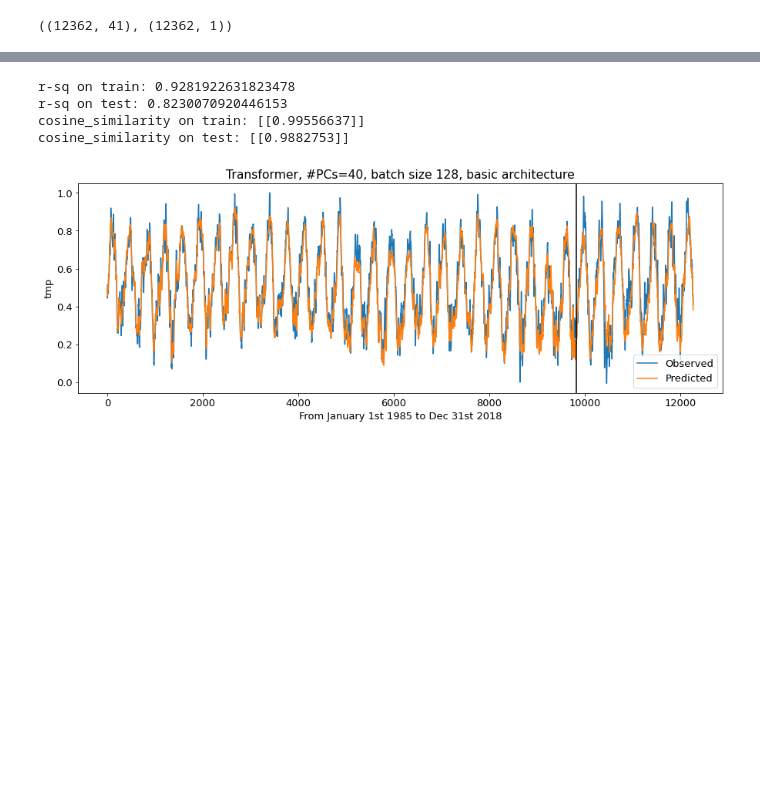
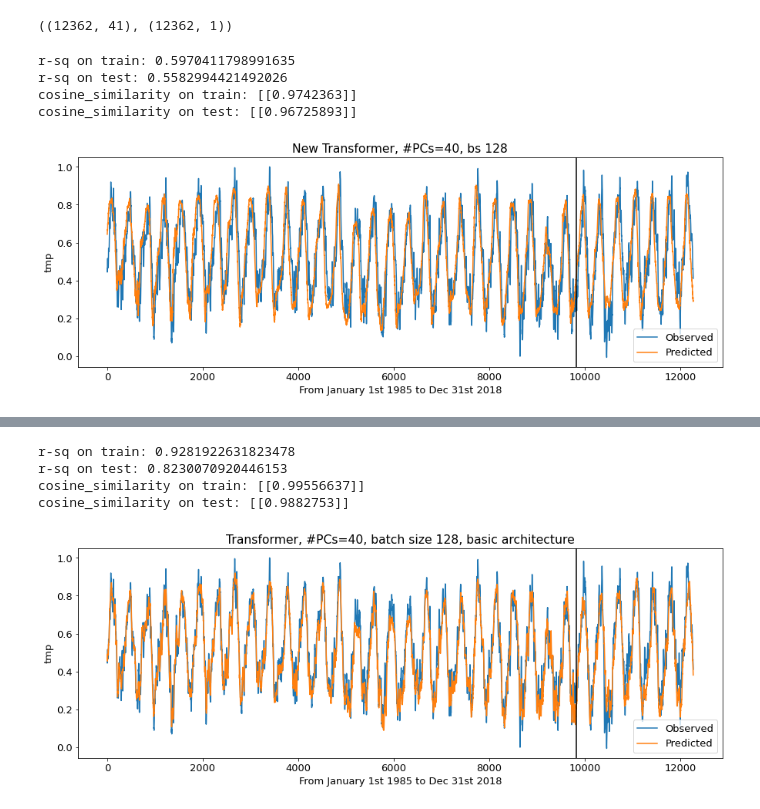
Before and after one commit to Willett-Group/transformer, a Jupyter notebook: tmp2m_forecasting_newtransformer.ipynb, the cells around one changed output, grey strips where cells are left out. Cells and saved outputs as stored; diff of their text form; code cells hidden in the pictures; blank space fills up the shorter version.

```diff
--- a/tmp2m_forecasting_newtransformer.ipynb
+++ b/tmp2m_forecasting_newtransformer.ipynb
@@ -338,3 +330,24 @@ target = 'tmp'
 train_test_total.shape, y_all.shape
 # %% [output]
 ((12362, 41), (12362, 1))
+# %%
+print('r-sq on train:', r2_score(y_all[train_window:-test_size], res[train_window:-test_size]))
+print('r-sq on test:', r2_score(y_all[-test_size:],  res[-test_size:]))
+print('cosine_similarity on train:', cosine_similarity(y_all[train_window:-test_size].reshape((1,-1)),
+                                                       res[train_window:-test_size].reshape((1,-1))))
+print('cosine_similarity on test:', cosine_similarity(y_all[-test_size:].reshape((1,-1)),
+                                                      res[-test_size:].reshape((1,-1))))
+plt.figure(figsize=(15,5))
+plt.plot(y_all[train_window:],label='Observed')
+plt.plot(res[train_window:],label='Predicted')
+plt.legend()
+plt.xlabel('From January 1st 1985 to Dec 31st 2018')
+plt.ylabel(target)
+plt.title('New Transformer, #PCs=40, bs 128')
+plt.axvline(x=res.shape[0] - test_size-train_window,c='black');
+# %% [output]
+r-sq on train: 0.5970411798991635
+r-sq on test: 0.5582994421492026
+cosine_similarity on train: [[0.9742363]]
+cosine_similarity on test: [[0.96725893]]
+[figure, added]
```
Also changed, not shown: parts of 18 cells of this notebook.
